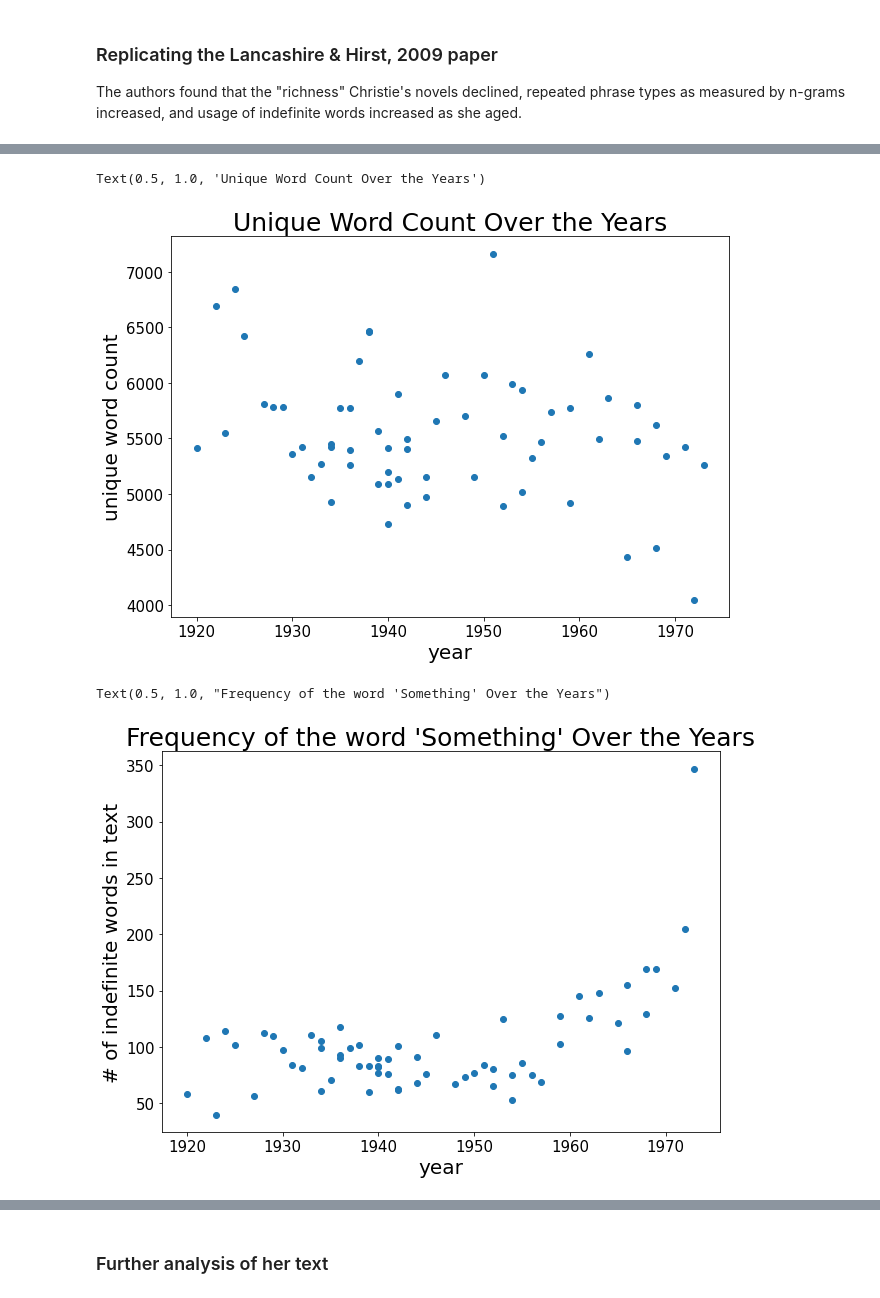
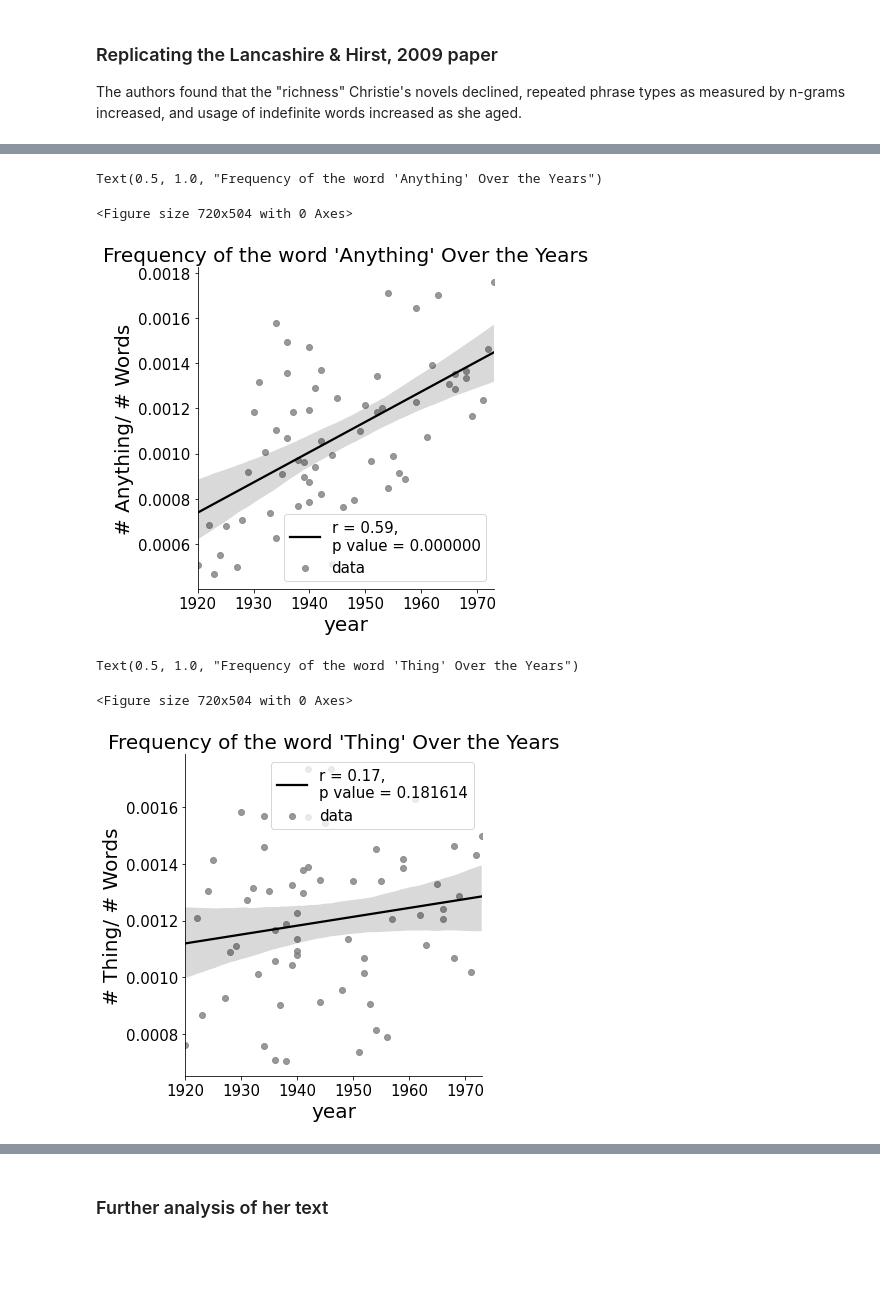
Before and after one commit to kathleenisrad/agatha-christie-nlp, a Jupyter notebook: 02-EDA.ipynb, the cells around one changed output, grey strips where cells are left out. Drawn from its saved outputs; the diff is of its cells as text; code cells hidden in the pictures; blank space fills up the shorter version.

```diff
--- a/02-EDA.ipynb
+++ b/02-EDA.ipynb
@@ -53,25 +79,32 @@ Text(0.5, 1.0, 'Word Count Over the Years')
 # %%
 plt.figure(figsize=[10,7])
-plt.scatter(df['year_written'], df['unique_word_count'])
+r = pearsonr(df['year_written'], df["%_anything"])[0]
+p_value = pearsonr(df['year_written'], df["%_anything"])[1]
+sns.lmplot(x="year_written", y="%_anything", data=df, scatter_kws={"color": "gray"}, line_kws={"color": "black"});
 plt.xticks(size=15)
 plt.yticks(size=15)
 plt.xlabel('year', size = 20)
-plt.ylabel('unique word count', size = 20)
-plt.title('Unique Word Count Over the Years', size = 25)
+plt.ylabel('# Anything/ # Words', size = 20)
+plt.legend((f'r = {r:.2f}, \np value = {p_value:.6f}', 'data'), prop={'size': 15})
+plt.title('Frequency of the word \'Anything\' Over the Years', size = 20)
 # %% [output]
-Text(0.5, 1.0, 'Unique Word Count Over the Years')
+Text(0.5, 1.0, "Frequency of the word 'Anything' Over the Years")
+<Figure size 720x504 with 0 Axes>
-[figure, old version]
+[figure, new version]
 # %%
 plt.figure(figsize=[10,7])
-plt.scatter(df['year_written'],df[['something']])
+r = pearsonr(df['year_written'], df["%_thing"])[0]
+p_value = pearsonr(df['year_written'], df["%_thing"])[1]
+sns.lmplot(x="year_written", y="%_thing", data=df, scatter_kws={"color": "gray"}, line_kws={"color": "black"});
 plt.xticks(size=15)
 plt.yticks(size=15)
-plt.title('Indefinite Word Usage Over Time')
 plt.xlabel('year', size = 20)
-plt.ylabel('# of indefinite words in text', size = 20)
-plt.title('Frequency of the word \'Something\' Over the Years', size = 25)
+plt.ylabel('# Thing/ # Words', size = 20)
+plt.legend((f'r = {r:.2f}, \np value = {p_value:.6f}', 'data'), prop={'size': 15})
+plt.title('Frequency of the word \'Thing\' Over the Years', size = 20)
 # %% [output]
-Text(0.5, 1.0, "Frequency of the word 'Something' Over the Years")
+Text(0.5, 1.0, "Frequency of the word 'Thing' Over the Years")
+<Figure size 720x504 with 0 Axes>
-[figure, old version]
+[figure, new version]
 # %%
 plt.figure(figsize=[10,7])
```
Also changed, not shown: parts of 46 cells of this notebook, 8 other files.
